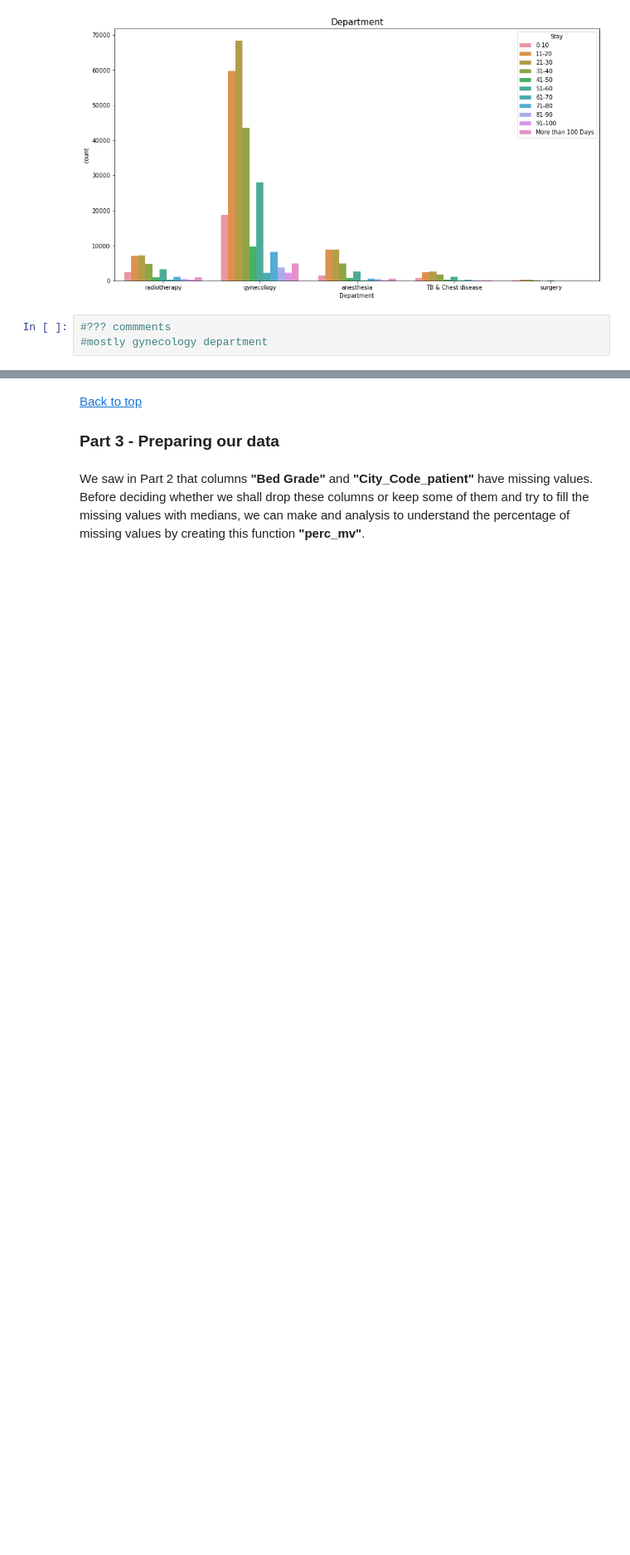
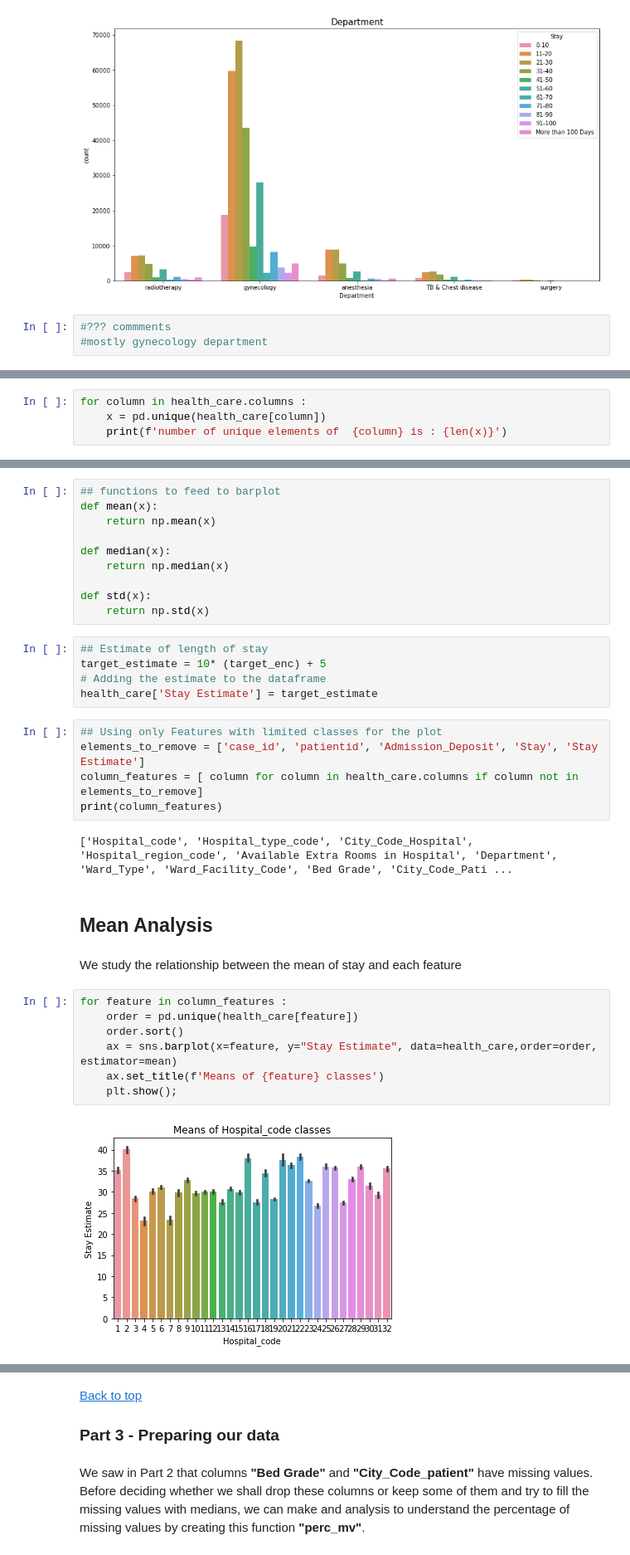
Before and after one commit to Baraa42/Elalami-Skakova-INM701-Coursework, a Jupyter notebook: healthcare.ipynb, the cells around one changed output, grey strips where cells are left out. Shown at 83% size. Saved outputs shown, nothing was run; the diff lists cells and outputs as text; blank space fills up the shorter version.

Commit message:
added some data analysis to notebook

```diff
--- a/healthcare.ipynb
+++ b/healthcare.ipynb
@@ -261,0 +288,4 @@ ax = sns.countplot(x = "Department", hue = 'Stay', data = df)
+# %%
+for column in health_care.columns :
+    x = pd.unique(health_care[column])
+    print(f'number of unique elements of  {column} is : {len(x)}')
@@ -261,0 +311,35 @@ ax = sns.countplot(x = "Department", hue = 'Stay', data = df)
+# %%
+## functions to feed to barplot
+def mean(x):
+    return np.mean(x)
+
+def median(x):
+    return np.median(x)
+
+def std(x):
+    return np.std(x)
+# %%
+## Estimate of length of stay
+target_estimate = 10* (target_enc) + 5
+# Adding the estimate to the dataframe
+health_care['Stay Estimate'] = target_estimate
+# %%
+## Using only Features with limited classes for the plot
+elements_to_remove = ['case_id', 'patientid', 'Admission_Deposit', 'Stay', 'Stay Estimate']
+column_features = [ column for column in health_care.columns if column not in elements_to_remove]
+print(column_features)
+# %% [output]
+['Hospital_code', 'Hospital_type_code', 'City_Code_Hospital', 'Hospital_region_code', 'Available Extra Rooms in Hospital', 'Department', 'Ward_Type', 'Ward_Facility_Code', 'Bed Grade', 'City_Code_Pati ...
+# %% [markdown]
+## Mean Analysis
+# %% [markdown]
+We study the relationship between the mean of stay and each feature
+# %%
+for feature in column_features :
+    order = pd.unique(health_care[feature])
+    order.sort()
+    ax = sns.barplot(x=feature, y="Stay Estimate", data=health_care,order=order, estimator=mean)
+    ax.set_title(f'Means of {feature} classes')
+    plt.show();
+# %% [output]
+[figure, added]
```
Also changed, not shown: parts of 16 cells of this notebook.
